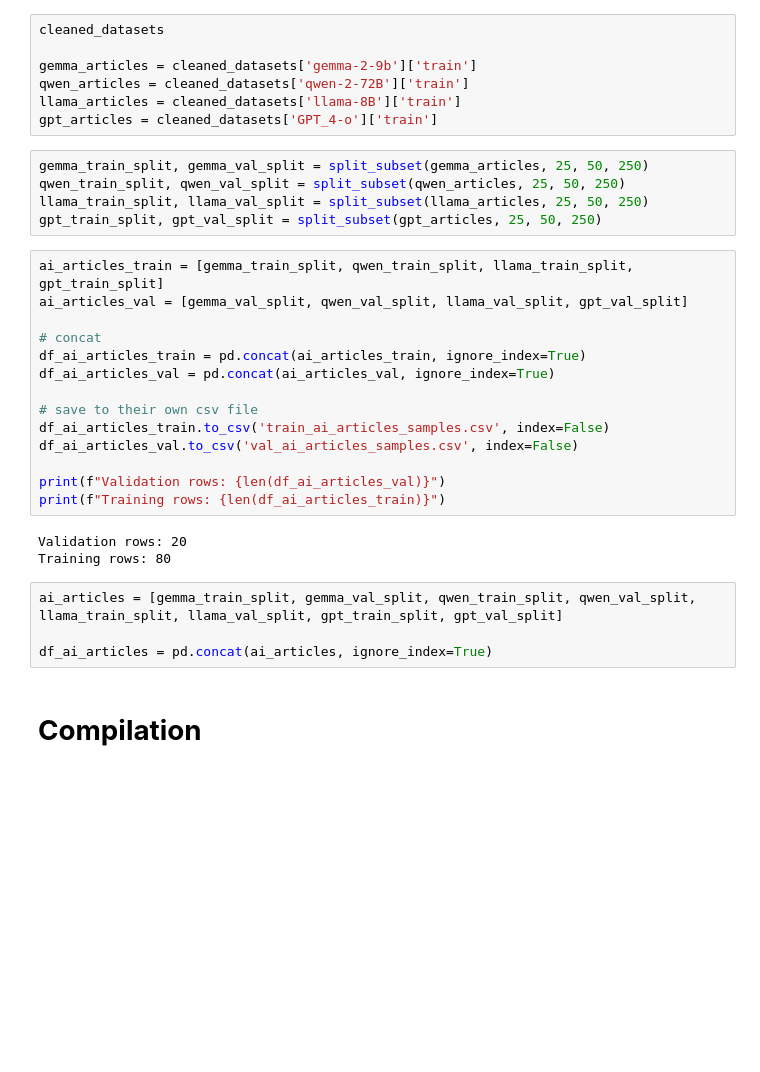
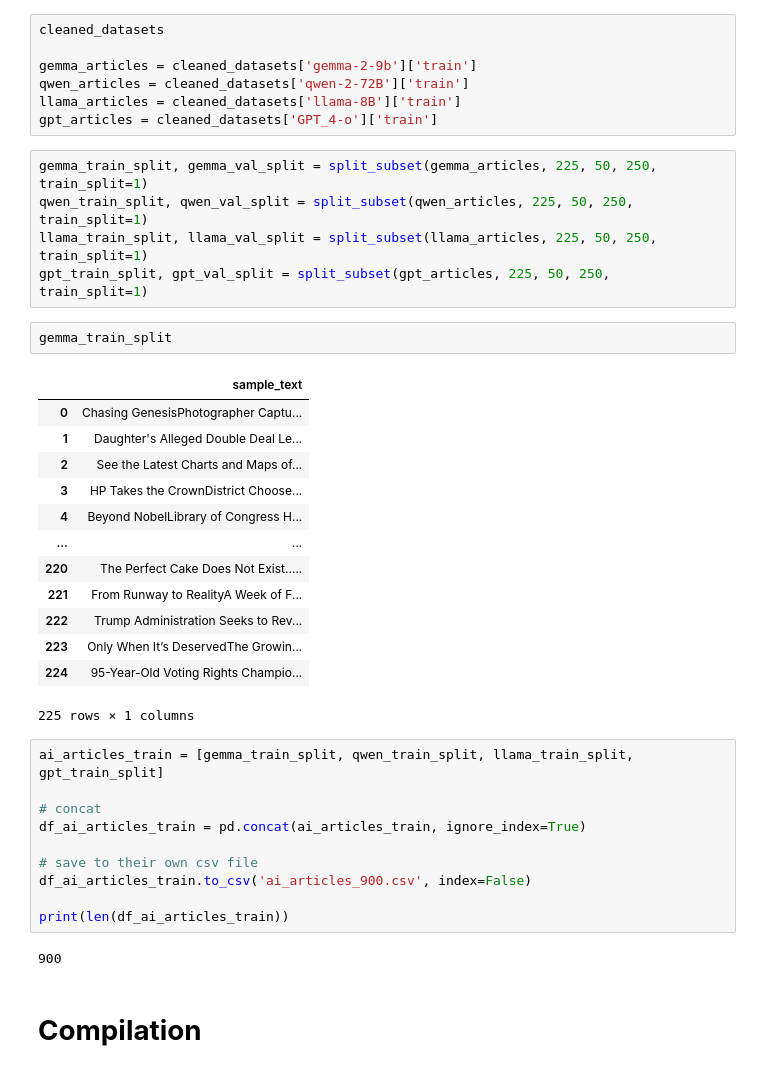
Before and after one commit to 4cekay/B101-Group2-NLP-Project, a Jupyter notebook: DatasetCuration.ipynb, the cells around one changed output. Drawn from its saved outputs; the diff is of its cells as text; blank space fills up the shorter version.

```diff
--- a/DatasetCuration.ipynb
+++ b/DatasetCuration.ipynb
@@ -466,31 +576,38 @@ qwen_articles = cleaned_datasets['qwen-2-72B']['train']
 llama_articles = cleaned_datasets['llama-8B']['train']
 gpt_articles = cleaned_datasets['GPT_4-o']['train']
 # %%
-gemma_train_split, gemma_val_split = split_subset(gemma_articles, 25, 50, 250)
-qwen_train_split, qwen_val_split = split_subset(qwen_articles, 25, 50, 250)
-llama_train_split, llama_val_split = split_subset(llama_articles, 25, 50, 250)
-gpt_train_split, gpt_val_split = split_subset(gpt_articles, 25, 50, 250)
+gemma_train_split, gemma_val_split = split_subset(gemma_articles, 225, 50, 250, train_split=1)
+qwen_train_split, qwen_val_split = split_subset(qwen_articles, 225, 50, 250, train_split=1)
+llama_train_split, llama_val_split = split_subset(llama_articles, 225, 50, 250, train_split=1)
+gpt_train_split, gpt_val_split = split_subset(gpt_articles, 225, 50, 250, train_split=1)
+# %%
+gemma_train_split
+# %% [output]
+|  | sample_text |
+| 0 | Chasing GenesisPhotographer Captu... |
+| 1 | Daughter's Alleged Double Deal Le... |
+| 2 | See the Latest Charts and Maps of... |
+| 3 | HP Takes the CrownDistrict Choose... |
+| 4 | Beyond NobelLibrary of Congress H... |
+| ... | ... |
+| 220 | The Perfect Cake Does Not Exist..... |
+| 221 | From Runway to RealityA Week of F... |
+| 222 | Trump Administration Seeks to Rev... |
+| 223 | Only When It’s DeservedThe Growin... |
+| 224 | 95-Year-Old Voting Rights Champio... |
+225 rows × 1 columns
 # %%
 ai_articles_train = [gemma_train_split, qwen_train_split, llama_train_split, gpt_train_split]
-ai_articles_val = [gemma_val_split, qwen_val_split, llama_val_split, gpt_val_split]
 
 # concat
 df_ai_articles_train = pd.concat(ai_articles_train, ignore_index=True)
-df_ai_articles_val = pd.concat(ai_articles_val, ignore_index=True)
 
 # save to their own csv file
-df_ai_articles_train.to_csv('train_ai_articles_samples.csv', index=False)
-df_ai_articles_val.to_csv('val_ai_articles_samples.csv', index=False)
+df_ai_articles_train.to_csv('ai_articles_900.csv', index=False)
 
-print(f"Validation rows: {len(df_ai_articles_val)}")
-print(f"Training rows: {len(df_ai_articles_train)}")
+print(len(df_ai_articles_train))
 # %% [output]
-Validation rows: 20
-Training rows: 80
+900
-# %%
-ai_articles = [gemma_train_split, gemma_val_split, qwen_train_split, qwen_val_split, llama_train_split, llama_val_split, gpt_train_split, gpt_val_split]
-
-df_ai_articles = pd.concat(ai_articles, ignore_index=True)
 # %% [markdown]
 # **Compilation**
 # %%
```
Also changed, not shown: parts of 22 cells of this notebook.
